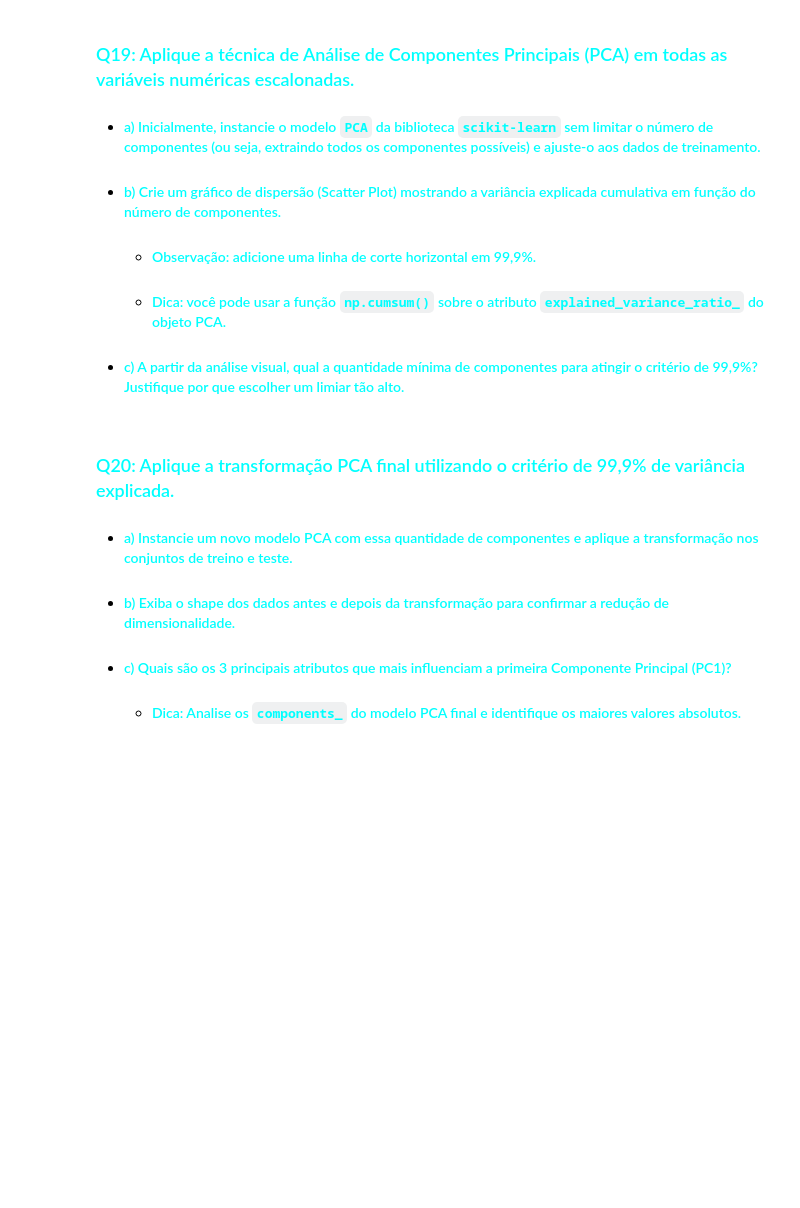
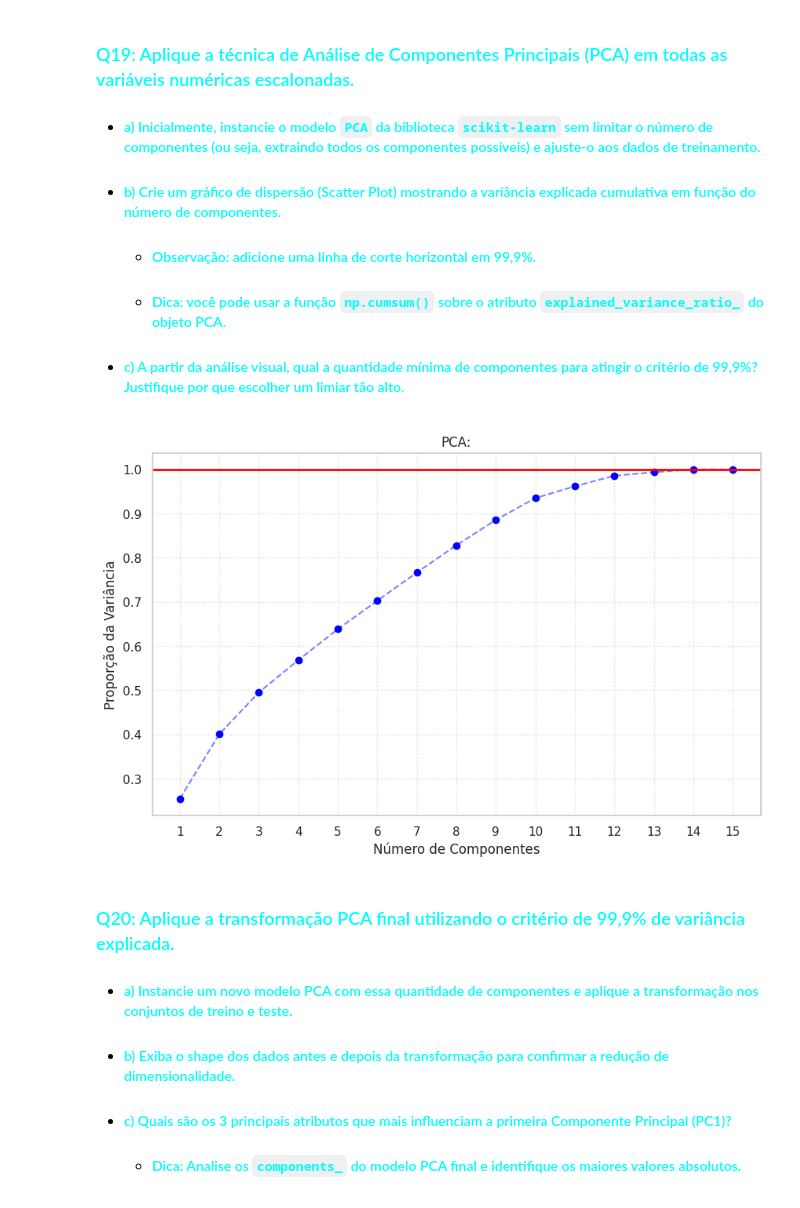
Before and after one commit to FuadMurad-dev/C11-Python, a Jupyter notebook: lab/C24_2026_1_L1_Atividade_04_2067.ipynb, the cells around one changed output. Saved outputs shown, nothing was run; the diff lists cells and outputs as text; code cells hidden in the pictures; blank space fills up the shorter version.

```diff
--- a/lab/C24_2026_1_L1_Atividade_04_2067.ipynb
+++ b/lab/C24_2026_1_L1_Atividade_04_2067.ipynb
@@ -346,3 +340,10 @@ A Curva continua a mesma.
 # %% [markdown]
 ### <font color='cyan'>Q15: A partir dos atributos originais, crie uma nova coluna (atributo) no dataset que possa ser informativa para um modelo preditivo. Explique a lógica da sua nova variável.</font>
 - #### <font color='cyan'>Você pode combinar a taxa de rejeição e a taxa de saída (`BounceRates` e `ExitRates`) para criar uma variável de `Total_Abandon` (soma das taxas).</font>
+# %%
+total_abandon = X_train['BounceRates'] + X_train['ExitRates']
+X_train['Total_Abandon'] = total_abandon
+
+print(X_train['Total_Abandon'])
+
+# A logica da minha nova variavel é fazer a soma dos valores das colunas BounceRates e ExitRates e criar uma nota tabela com esses valores.
@@ -366,6 +415,40 @@ A Curva continua a mesma.
   - #### <font color='cyan'>Observação: adicione uma linha de corte horizontal em 99,9%.</font>
   - #### <font color='cyan'>Dica: você pode usar a função `np.cumsum()` sobre o atributo `explained_variance_ratio_` do objeto PCA.</font>
 - #### <font color='cyan'>c) A partir da análise visual, qual a quantidade mínima de componentes para atingir o critério de 99,9%? Justifique por que escolher um limiar tão alto.</font>
+# %%
+from sklearn.decomposition import PCA
+from sklearn.preprocessing import StandardScaler
+import numpy as np
+import matplotlib.pyplot as plt
+
+X_train_numerico = X_train.select_dtypes(include=['number'])
+
+scaler_pca = StandardScaler()
+X_train_scaled = scaler_pca.fit_transform(X_train_numerico)
+
+pca = PCA()
+pca.fit(X_train_scaled)
+
+variancia_cumulativa = np.cumsum(pca.explained_variance_ratio_)
+numero_componentes = np.arange(1, len(variancia_cumulativa) + 1)
+
+plt.figure(figsize=(10, 6))
+plt.scatter(numero_componentes, variancia_cumulativa, color='blue')
+plt.plot(numero_componentes, variancia_cumulativa, color='blue', linestyle='--', alpha=0.5)
+
+plt.axhline(y=0.999, color='red', linestyle='-', linewidth=2)
+
+plt.title('PCA:')
+plt.xlabel('Número de Componentes')
+plt.ylabel('Proporção da Variância')
+plt.xticks(numero_componentes)
+plt.grid(True, linestyle=':', alpha=0.7)
+plt.show()
+
+
+#C) A Quantidade minima de componentes para atingir os 99.9% são 14. Usamos um limiar alto para garantir que nenhuma informação relevante original seja descartada na transformação.
+# %% [output]
+[figure, added]
 # %% [markdown]
 ### <font color='cyan'>Q20: Aplique a transformação PCA final utilizando o critério de 99,9% de variância explicada.</font>
 - #### <font color='cyan'>a) Instancie um novo modelo PCA com essa quantidade de componentes e aplique a transformação nos conjuntos de treino e teste.</font>
```
Also changed, not shown: parts of 7 cells of this notebook.
